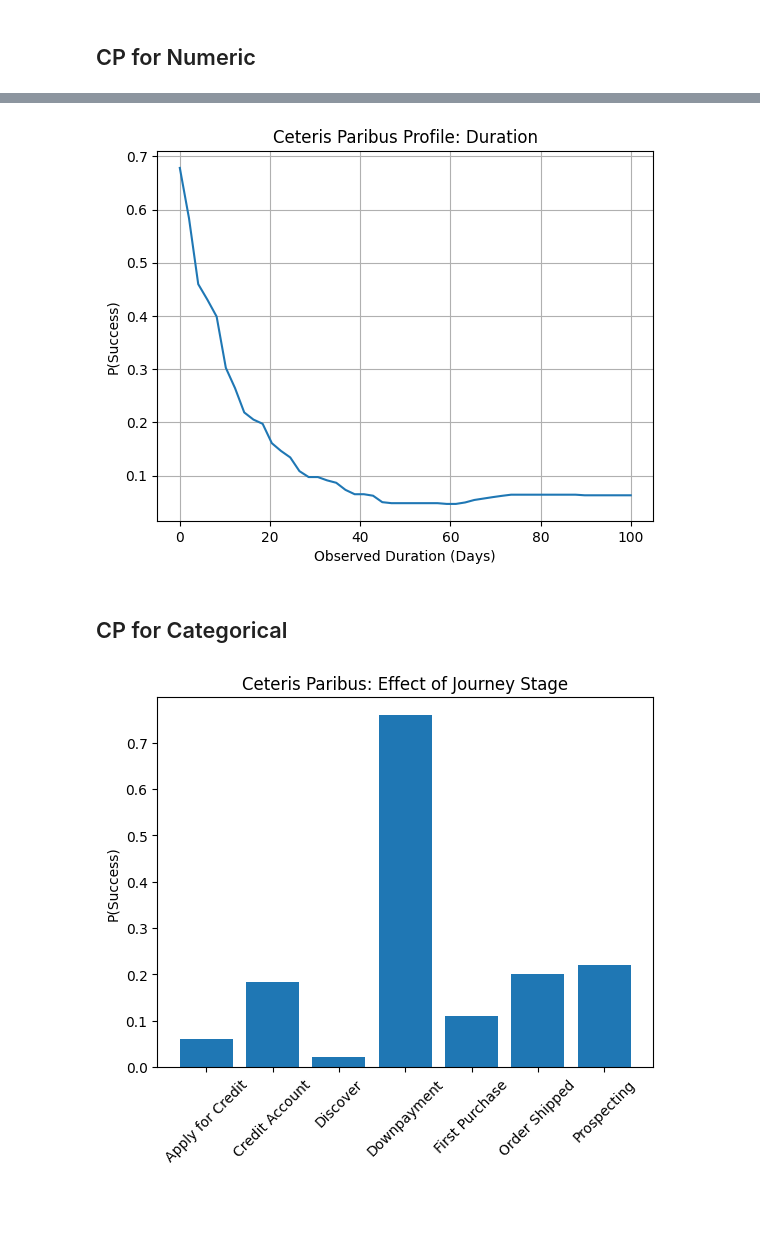
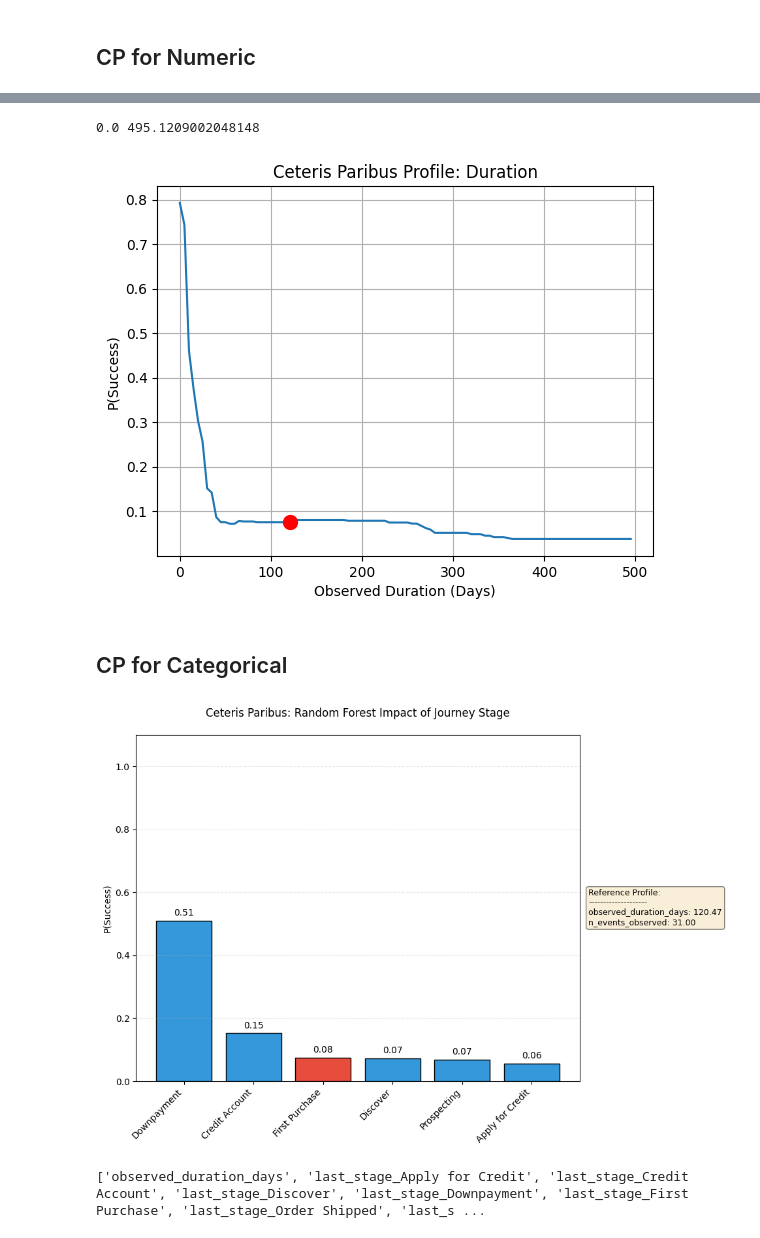
Before and after one commit to derekshi1/statM148proj, a Jupyter notebook: emilio/emilio_stat148_hw2.ipynb, the cells around one changed output, grey strips where cells are left out. Saved outputs shown, nothing was run; the diff lists cells and outputs as text; code cells hidden in the pictures; blank space fills up the shorter version.

Commit message:
update to emilio notebook

```diff
--- a/emilio/emilio_stat148_hw2.ipynb
+++ b/emilio/emilio_stat148_hw2.ipynb
@@ -44,7 +51,7 @@ Creating a more simple dataset for modeling, with only essential columns and dro
 This is for demonstration purposes, but we should probably discuss which features we want to keep
 '''
 
-file_path = "/Users/emiliodulay/Documents/1. UCLA/2. Year 2/3. Spring 2026/STAT M148/statM148proj/truncated_data_codex.parquet"
+file_path = "/Users/derek/UCLA_stats/statM148proj/truncated_data_codex.parquet"
 
 essential_cols = [
     'label_order_shipped',
@@ -133,7 +160,7 @@ n_events_observed: 0.0645
 # %%
 # Select the first row from the test set as our 'Reference User'
 # and convert it to a DataFrame for easy manipulation
-reference_profile = pl.DataFrame([X_test[0]], schema=list(feature_names))
+reference_profile = pl.DataFrame([X_test[15]], schema=list(feature_names))
 
 # Let's see what we are holding constant
 print("Reference User Profile:")
@@ -153,10 +181,15 @@ shape: (1, 9)
 └───────────┴───────────┴───────────┴───────────┴───┴───────────┴───────────┴───────────┴──────────┘
+# %%
+print(min(df_simple['observed_duration_days']), max(df_simple['observed_duration_days']))
+# %% [output]
+0.0 495.1209002048148
 # %%
 import numpy as np
 import matplotlib.pyplot as plt
 
 # Define the range of the numeric variable
-duration_range = np.linspace(0, 100, 50)
+duration_range = np.linspace(min(df_simple['observed_duration_days']), max(df_simple['observed_duration_days']), 100)
+
 
 # Create the CP dataset
 cp_data_numeric = []
@@ -170,41 +203,83 @@ cp_df_numeric = pl.concat(cp_data_numeric)
 cp_predictions = rf_model.predict_proba(cp_df_numeric.to_numpy())[:, 1]
 
 # Plotting
+actual_pred = rf_model.predict_proba(X_test[15:16])[:, 1]
+actual_duration = reference_profile[0, "observed_duration_days"]
 plt.plot(duration_range, cp_predictions, label="Random Forest")
 plt.xlabel("Observed Duration (Days)")
 plt.ylabel("P(Success)")
 plt.title("Ceteris Paribus Profile: Duration")
+plt.scatter(actual_duration, actual_pred, color='red', s=100, zorder=5, label="Reference User")
 plt.grid(True)
 plt.show()
+actual_duration = reference_profile[0, "observed_duration_days"]
 # %% [output]
-[figure, old version]
+[figure, new version]
 # %% [markdown]
 ## CP for Categorical
 # %%
-# Identify columns that belong to 'last_stage'
-stage_cols = [c for c in feature_names if "last_stage" in c]
+# 1. Identify columns that belong to 'last_stage' but EXCLUDE 'Order Shipped'
+stage_cols = [c for c in feature_names if "last_stage" in c and "Order Shipped" not in c]
 
 cp_results_cat = []
 
 for stage in stage_cols:
     temp_row = reference_profile.clone()
 
-    # Zero out all stages first
-    for c in stage_cols:
+    # Zero out all stages first to ensure a clean one-hot baseline
+    all_stages = [c for c in feature_names if "last_stage" in c]
+    for c in all_stages:
         temp_row[0, c] = 0
 
-    # Set the target stage to 1
+    # Set the current stage to 1
     temp_row[0, stage] = 1
 
+    # Predict using Random Forest
+    # Using .to_numpy() to match your existing rf_model.fit format
     prob = rf_model.predict_proba(temp_row.to_numpy())[:, 1][0]
     cp_results_cat.append({"Stage": stage.replace("last_stage_", ""), "Prob": prob})
 
-# Plotting
-cp_cat_df = pl.DataFrame(cp_results_cat)
-plt.bar(cp_cat_df["Stage"], cp_cat_df["Prob"])
+# Convert to Polars and sort so the "ladder" effect is visible
+cp_cat_df = pl.DataFrame(cp_results_cat).sort("Prob", descending=True)
+
+import matplotlib.pyplot as plt
+
+# 2. Plotting Setup
+plt.figure(figsize=(12, 7))
+
+# Highlight the stage "First Purchase" or the highest probability bar
+colors = ['#e74c3c' if s == "First Purchase" else '#3498db' for s in cp_cat_df["Stage"]]
+
+bars = plt.bar(cp_cat_df["Stage"], cp_cat_df["Prob"], color=colors, edgecolor='black')
+
+# 3. Clean up the Details Text Box
+# We exclude any target labels or stage dummies to show only constant numeric features
+details = [f"{col}: {reference_profile[0, col]:.2f}"
+           for col in reference_profile.columns
+           if "last_stage" not in col and col != "label_order_shipped"]
+details_text = "\n".join(details)
+
+plt.text(1.02, 0.5, f"Reference Profile:\n{'-'*20}\n{details_text}",
+         transform=plt.gca().transAxes, fontsize=9, va='center',
+         bbox=dict(boxstyle='round', facecolor='wheat', alpha=0.5))
+
+# Formatting
 plt.ylabel("P(Success)")
-plt.title("Ceteris Paribus: Effect of Journey Stage")
-plt.xticks(rotation=45)
+plt.title("Ceteris Paribus: Random Forest Impact of Journey Stage", pad=20)
+plt.xticks(rotation=45, ha='right')
+plt.ylim(0, 1.1)
+plt.grid(axis='y', linestyle='--', alpha=0.3)
+
+# Add values on top of bars
+for bar in bars:
+    yval = bar.get_height()
+    plt.text(bar.get_x() + bar.get_width()/2, yval + 0.01, f"{yval:.2f}", ha='center', va='bottom')
+
+plt.tight_layout(rect=[0, 0, 0.82, 1])
 plt.show()
 # %% [output]
-[figure, old version]
+[figure, new version]
+# %%
+print(reference_profile.columns)
+# %% [output]
+['observed_duration_days', 'last_stage_Apply for Credit', 'last_stage_Credit Account', 'last_stage_Discover', 'last_stage_Downpayment', 'last_stage_First Purchase', 'last_stage_Order Shipped', 'last_s ...
```
Also changed, not shown: parts of 10 cells of this notebook, 3 other files.
